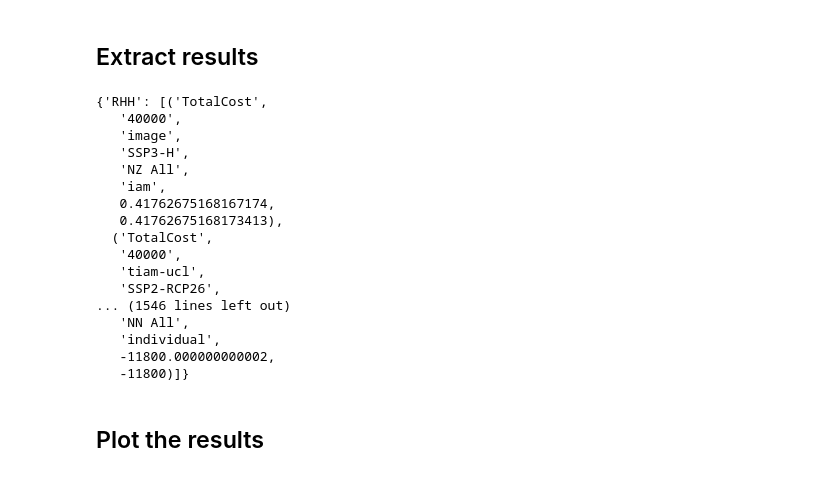
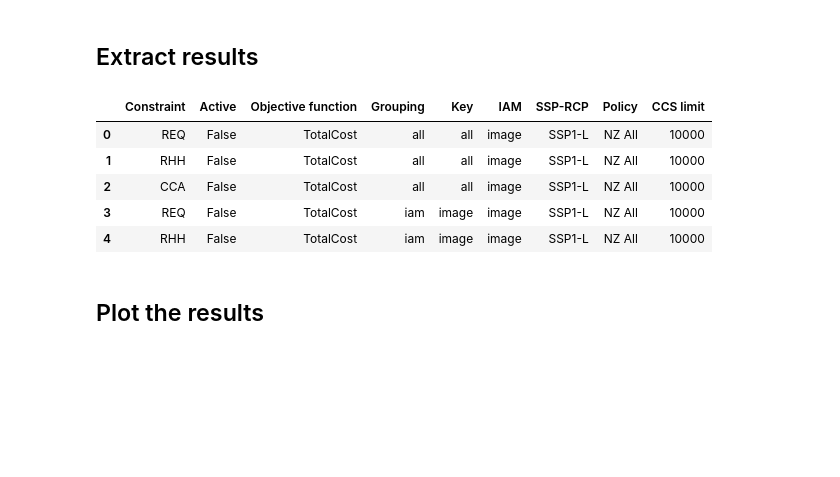
Before and after one commit to CIRAIG/EnergyScope-Quebec, a Jupyter notebook: projects/lca/04_Burden_shifting/01_Notebooks/02_Assess_burden_shifts.ipynb, the cells around one changed output. Saved outputs shown, nothing was run; the diff lists cells and outputs as text; code cells hidden in the pictures; blank space fills up the shorter version.

```diff
--- a/projects/lca/04_Burden_shifting/01_Notebooks/02_Assess_burden_shifts.ipynb
+++ b/projects/lca/04_Burden_shifting/01_Notebooks/02_Assess_burden_shifts.ipynb
@@ -614,12 +596,7 @@ total_impact_dict = df_total_impact.groupby(
     'Climate change, short term, total (territorial)',
 ]].sum().to_dict()
 
-active_constraints = {
-    'RHH': [],
-    'REQ': [],
-    'CCA': [],
-    'CCT': [],
-}
+active_constraints = []
 
 for policy_scenario in policies_scenarios.keys():
     for obj in obj_list:
@@ -636,7 +613,7 @@ for policy_scenario in policies_scenarios.keys():
                         'Remaining ecosystem quality',
                         'Remaining human health',
                         'Climate change, short term, total (abroad)',
-                        'Climate change, short term, total (territorial)',
+                        # 'Climate change, short term, total (territorial)',
                     ]:
                         try:
                             # total_impact = total_impact_dict[cat][(grouping, pathway, model, policy_scenario, float(ccs_limit))]
@@ -657,27 +634,20 @@ for policy_scenario in policies_scenarios.keys():
                                 (imp_cat_code_dict[cat] in policy_scenario or policy_scenario in ['NZ All', 'NN All'])
                                 & (round(total_impact - limit_impact, 6) == 0)
                         ):
-                            active_constraints[imp_cat_code_dict[cat]].append((obj, ccs_limit, model, pathway, policy_scenario, grouping, total_impact, limit_impact))
+                            active_constraints.append([imp_cat_code_dict[cat], True, obj, grouping, key, model, pathway, policy_scenario, ccs_limit])
+                        else:
+                            active_constraints.append([imp_cat_code_dict[cat], False, obj, grouping, key, model, pathway, policy_scenario, ccs_limit])
+
+active_constraints = pd.DataFrame(data=active_constraints, columns=['Constraint', 'Active', 'Objective function', 'Grouping', 'Key', 'IAM', 'SSP-RCP', 'Policy', 'CCS limit'])
 # %%
-active_constraints
+active_constraints.head()
 # %% [output]
-{'RHH': [('TotalCost',
-   '40000',
-   'image',
-   'SSP3-H',
-   'NZ All',
-   'iam',
-   0.41762675168167174,
-   0.41762675168173413),
-  ('TotalCost',
-   '40000',
-   'tiam-ucl',
-   'SSP2-RCP26',
-... (1546 lines left out)
-   'NN All',
-   'individual',
-   -11800.000000000002,
-   -11800)]}
+|  | Constraint | Active | Objective function | Grouping | Key | IAM | SSP-RCP | Policy | CCS limit |
+| 0 | REQ | False | TotalCost | all | all | image | SSP1-L | NZ All | 10000 |
+| 1 | RHH | False | TotalCost | all | all | image | SSP1-L | NZ All | 10000 |
+| 2 | CCA | False | TotalCost | all | all | image | SSP1-L | NZ All | 10000 |
+| 3 | REQ | False | TotalCost | iam | image | image | SSP1-L | NZ All | 10000 |
+| 4 | RHH | False | TotalCost | iam | image | image | SSP1-L | NZ All | 10000 |
 # %% [markdown]
 ## Plot the results
 # %%
```
Also changed, not shown: parts of 14 cells of this notebook, 1 other file.
